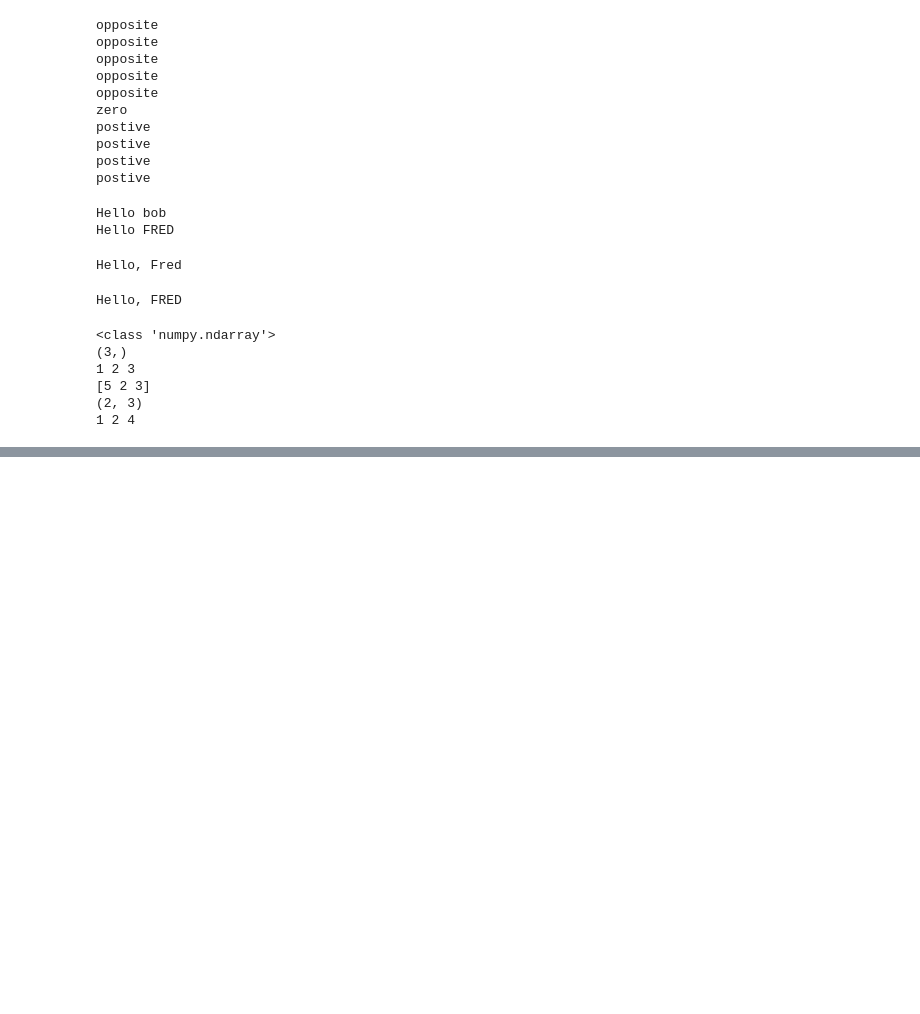
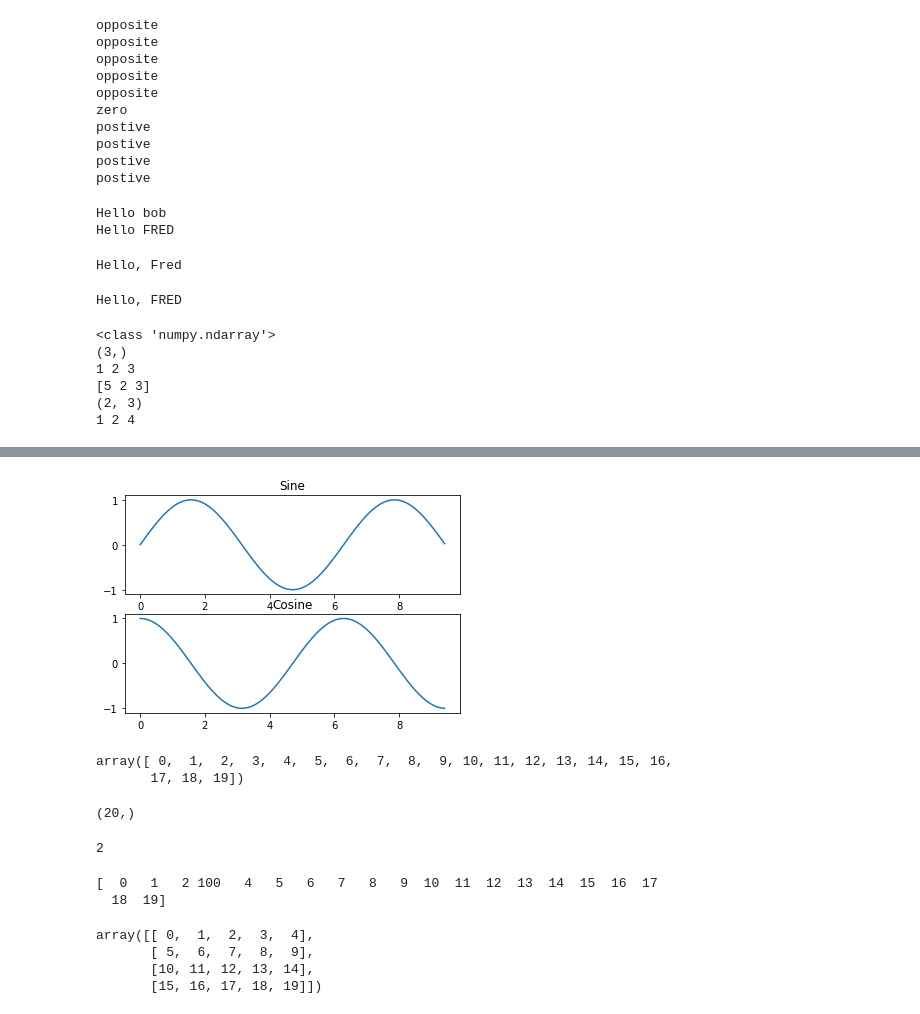
Before and after one commit to yscs2020/2021_to_improve, a Jupyter notebook: 202108/numpy_le.ipynb, the cells around one changed output, grey strips where cells are left out. Drawn from its saved outputs; the diff is of its cells as text; code cells hidden in the pictures; blank space fills up the shorter version.

```diff
--- a/202108/numpy_le.ipynb
+++ b/202108/numpy_le.ipynb
@@ -723,0 +863,42 @@ RecursionError: maximum recursion depth exceeded while calling a Python object
+# %%
+x = np.arange(0,3*np.pi,0.1)
+y_sin = np.sin(x)
+y_cos = np.cos(x)
+plt.subplot(2,1,1)
+plt.plot(x,y_sin)
+plt.title('Sine')
+plt.subplot(2,1,2)
+plt.plot(x,y_cos)
+plt.title('Cosine')
+plt.show()
+# %% [output]
+[figure, added]
+# %%
+import numpy as np
+array = np.arange(20)
+array
+# %% [output]
+array([ 0,  1,  2,  3,  4,  5,  6,  7,  8,  9, 10, 11, 12, 13, 14, 15, 16,
+       17, 18, 19])
+# %%
+array.shape
+# %% [output]
+(20,)
+# %%
+array[2]
+# %% [output]
+2
+# %%
+array[3]=100
+print(array)
+# %% [output]
+[  0   1   2 100   4   5   6   7   8   9  10  11  12  13  14  15  16  17
+  18  19]
+# %%
+a = np.arange(20).reshape(4,5)
+a
+# %% [output]
+array([[ 0,  1,  2,  3,  4],
+       [ 5,  6,  7,  8,  9],
+       [10, 11, 12, 13, 14],
+       [15, 16, 17, 18, 19]])
```
Also changed, not shown: parts of 79 cells of this notebook, 1 other file.
